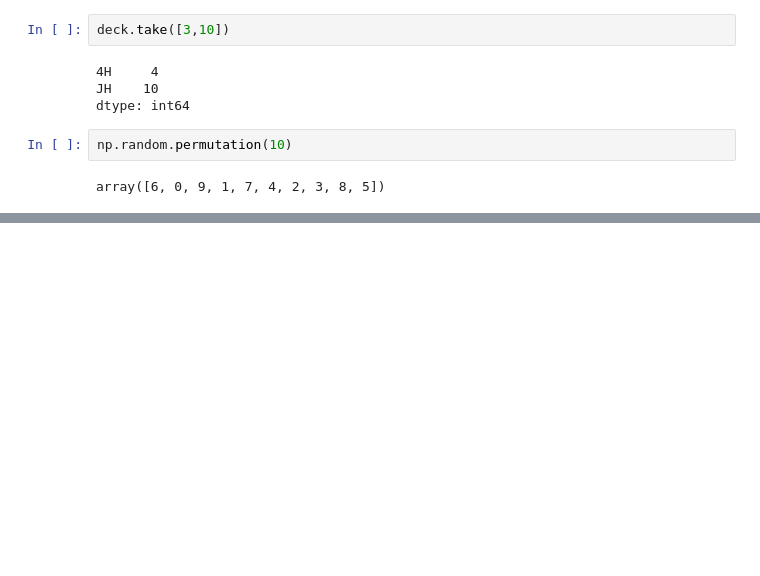
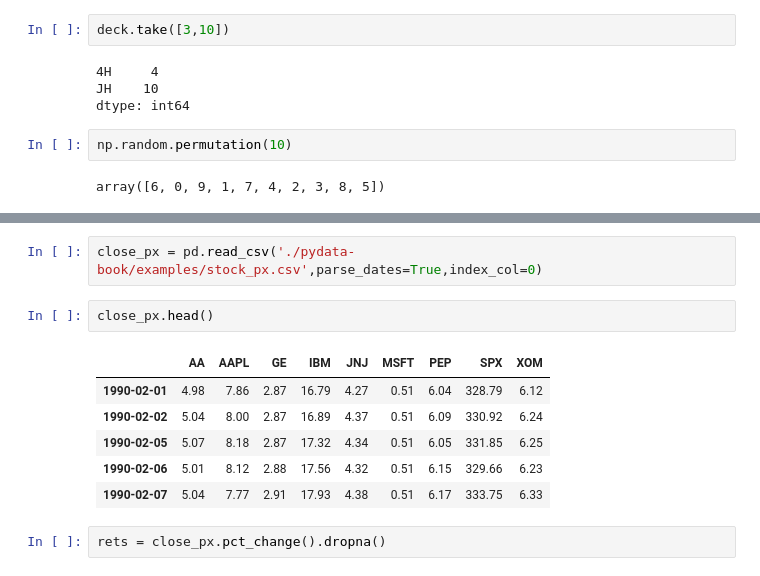
Before and after one commit to longfengpili/python-for-data-analysis, a Jupyter notebook: 第九章.ipynb, the cells around one changed output, grey strips where cells are left out. Cells and saved outputs as stored; diff of their text form; blank space fills up the shorter version.

```diff
--- a/第九章.ipynb
+++ b/第九章.ipynb
@@ -528,0 +575,13 @@ array([6, 0, 9, 1, 7, 4, 2, 3, 8, 5])
+# %%
+close_px = pd.read_csv('./pydata-book/examples/stock_px.csv',parse_dates=True,index_col=0)
+# %%
+close_px.head()
+# %% [output]
+|  | AA | AAPL | GE | IBM | JNJ | MSFT | PEP | SPX | XOM |
+| 1990-02-01 | 4.98 | 7.86 | 2.87 | 16.79 | 4.27 | 0.51 | 6.04 | 328.79 | 6.12 |
+| 1990-02-02 | 5.04 | 8.00 | 2.87 | 16.89 | 4.37 | 0.51 | 6.09 | 330.92 | 6.24 |
+| 1990-02-05 | 5.07 | 8.18 | 2.87 | 17.32 | 4.34 | 0.51 | 6.05 | 331.85 | 6.25 |
+| 1990-02-06 | 5.01 | 8.12 | 2.88 | 17.56 | 4.32 | 0.51 | 6.15 | 329.66 | 6.23 |
+| 1990-02-07 | 5.04 | 7.77 | 2.91 | 17.93 | 4.38 | 0.51 | 6.17 | 333.75 | 6.33 |
+# %%
+rets = close_px.pct_change().dropna()
```
Also changed, not shown: parts of 21 cells of this notebook.
